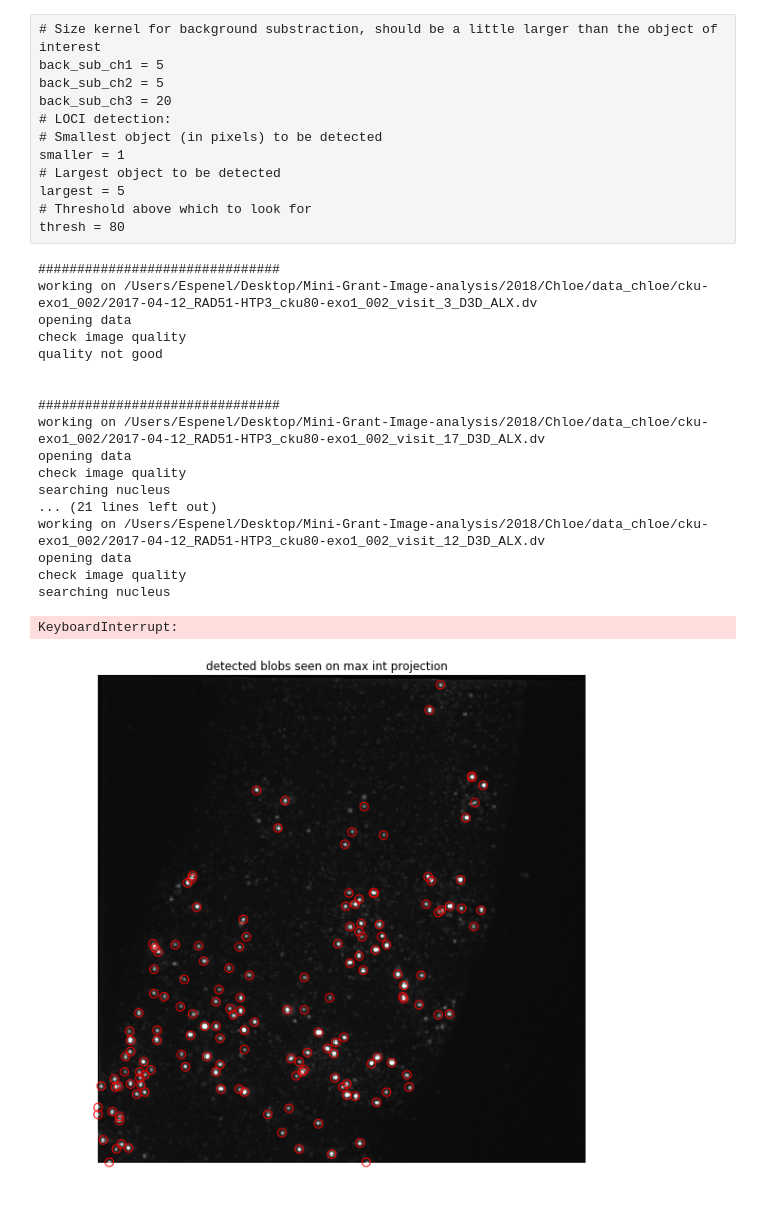
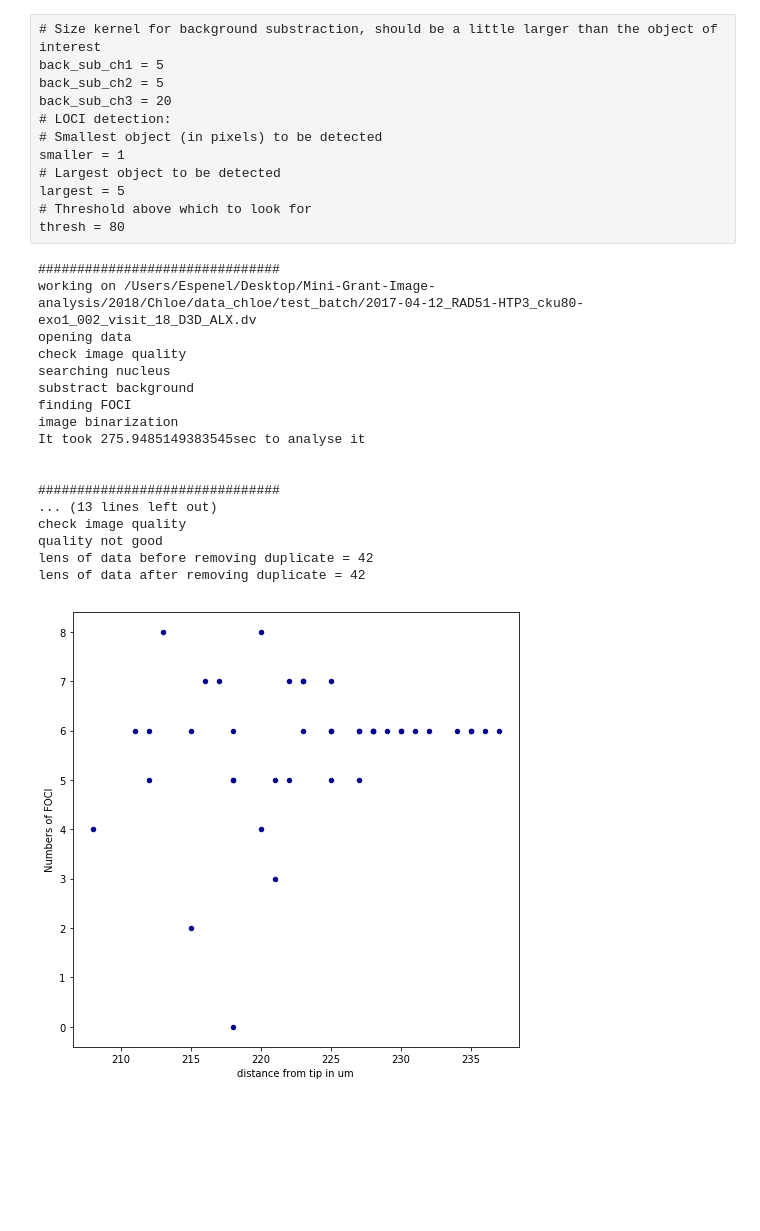
Before and after one commit to bioimage-analysis/Chloe_Chromosome_detection, a Jupyter notebook: notebook/batch.ipynb, the cells around one changed output. Saved outputs shown, nothing was run; the diff lists cells and outputs as text; code cells hidden in the pictures; blank space fills up the shorter version.

```diff
--- a/notebook/batch.ipynb
+++ b/notebook/batch.ipynb
@@ -73,24 +75,22 @@ thresh = 80
 clf = joblib.load("/Users/Espenel/Desktop/Mini-Grant-Image-analysis/2018/Chloe/ChromosomeDetectionChloe/clf_scaler/clf")
 scaler = joblib.load("/Users/Espenel/Desktop/Mini-Grant-Image-analysis/2018/Chloe/ChromosomeDetectionChloe/clf_scaler/scaler")
 # %%
-batch.batch_analysis(path, clf, scaler, skelete, parameters=parameters)
+batch.batch_analysis(path, clf, scaler, folder_batch, skelete, parameters=parameters)
 # %% [output]
 ###############################
-working on /Users/Espenel/Desktop/Mini-Grant-Image-analysis/2018/Chloe/data_chloe/cku-exo1_002/2017-04-12_RAD51-HTP3_cku80-exo1_002_visit_3_D3D_ALX.dv
+working on /Users/Espenel/Desktop/Mini-Grant-Image-analysis/2018/Chloe/data_chloe/test_batch/2017-04-12_RAD51-HTP3_cku80-exo1_002_visit_18_D3D_ALX.dv
 opening data
 check image quality
-quality not good
+searching nucleus
+substract background
+finding FOCI
+image binarization
+It took 275.9485149383545sec to analyse it
 
 
 ###############################
-working on /Users/Espenel/Desktop/Mini-Grant-Image-analysis/2018/Chloe/data_chloe/cku-exo1_002/2017-04-12_RAD51-HTP3_cku80-exo1_002_visit_17_D3D_ALX.dv
-opening data
+... (13 lines left out)
 check image quality
-searching nucleus
-... (21 lines left out)
-working on /Users/Espenel/Desktop/Mini-Grant-Image-analysis/2018/Chloe/data_chloe/cku-exo1_002/2017-04-12_RAD51-HTP3_cku80-exo1_002_visit_12_D3D_ALX.dv
-opening data
-check image quality
-searching nucleus
+quality not good
+lens of data before removing duplicate = 42
+lens of data after removing duplicate = 42
-KeyboardInterrupt:
-[figure, removed]
@@ -96,0 +99,8 @@ KeyboardInterrupt:
+# %%
+df = pd.read_csv("/Users/Espenel/Desktop/Mini-Grant-Image-analysis/2018/Chloe/data_chloe/test_batch/result_test_batch_04_15_2019/full.csv")
+# %%
+ax1 = df.plot.scatter(x='distance from tip in um',
+                      y='Numbers of FOCI',
+                      c='DarkBlue')
+# %% [output]
+[figure, added]
```
Also changed, not shown: parts of 5 cells of this notebook, 7 other files.
